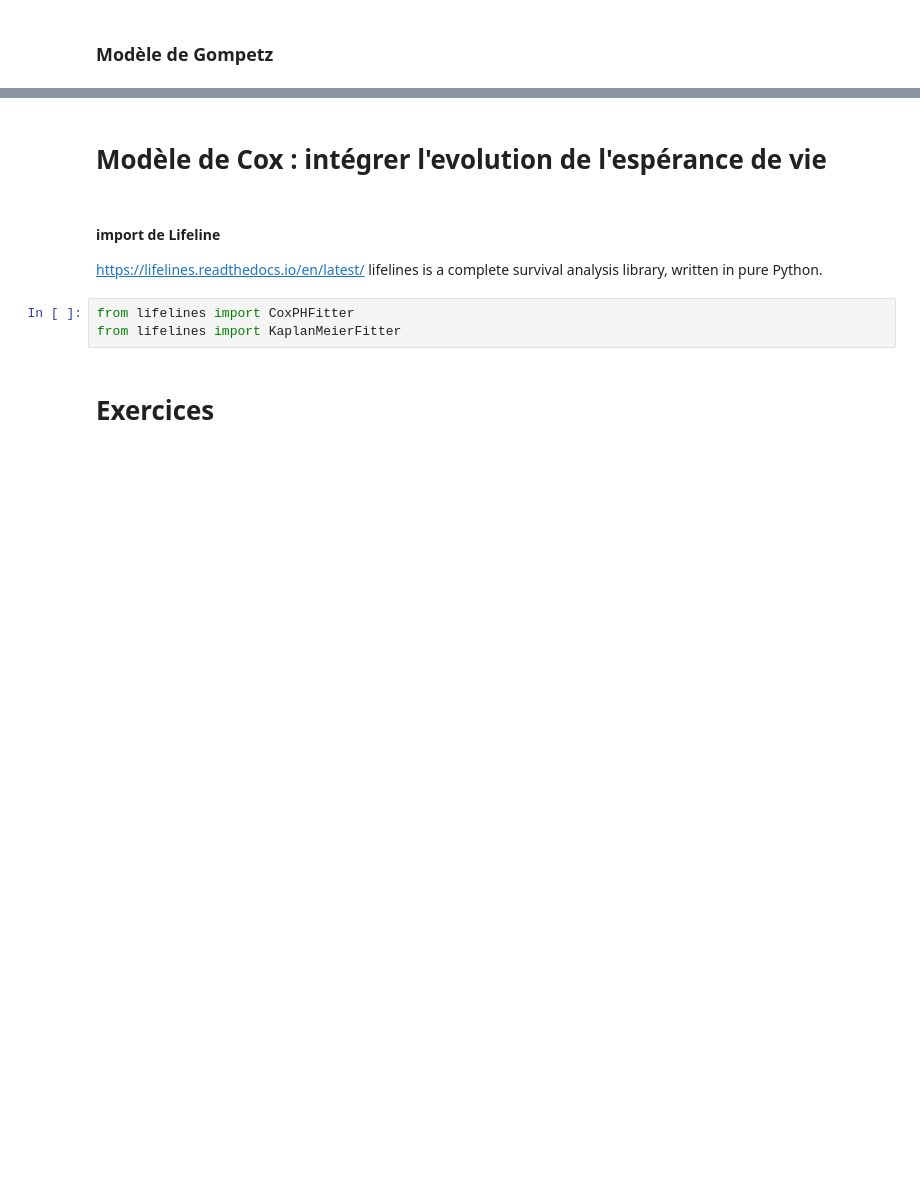
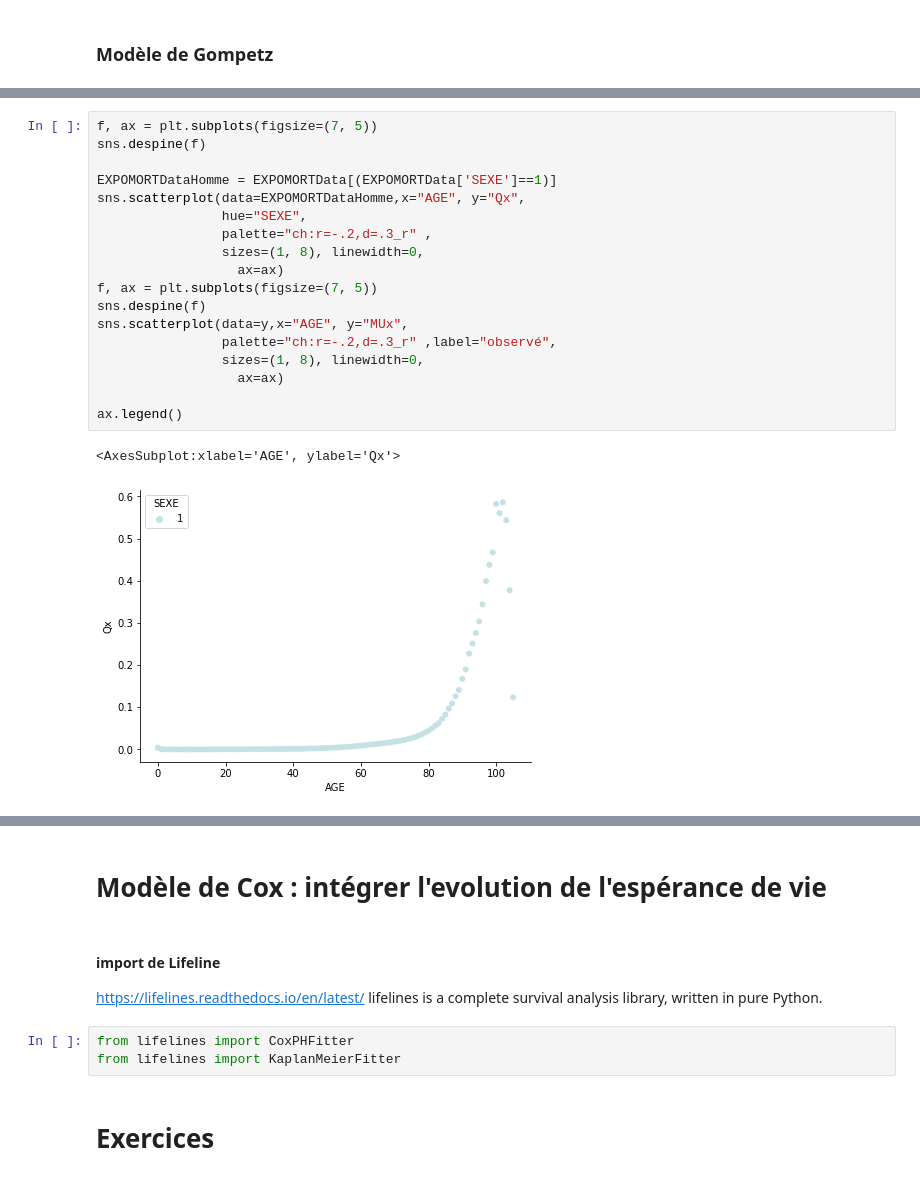
Before and after one commit to RessourcesActuariat/ActuariatVieCNAM, a Jupyter notebook: Table de Mortalité - Partie 2.ipynb, the cells around one changed output, grey strips where cells are left out. Drawn from its saved outputs; the diff is of its cells as text; blank space fills up the shorter version.

```diff
--- a/Table de Mortalité - Partie 2.ipynb
+++ b/Table de Mortalité - Partie 2.ipynb
@@ -285,0 +260,21 @@ True
+# %%
+f, ax = plt.subplots(figsize=(7, 5))
+sns.despine(f)
+
+EXPOMORTDataHomme = EXPOMORTData[(EXPOMORTData['SEXE']==1)]
+sns.scatterplot(data=EXPOMORTDataHomme,x="AGE", y="Qx",
+                hue="SEXE",
+                palette="ch:r=-.2,d=.3_r" ,
+                sizes=(1, 8), linewidth=0,
+                  ax=ax)
+f, ax = plt.subplots(figsize=(7, 5))
+sns.despine(f)
+sns.scatterplot(data=y,x="AGE", y="MUx",
+                palette="ch:r=-.2,d=.3_r" ,label="observé",
+                sizes=(1, 8), linewidth=0,
+                  ax=ax)
+
+ax.legend()
+# %% [output]
+<AxesSubplot:xlabel='AGE', ylabel='Qx'>
+[figure, added]
```
Also changed, not shown: parts of 27 cells of this notebook.
